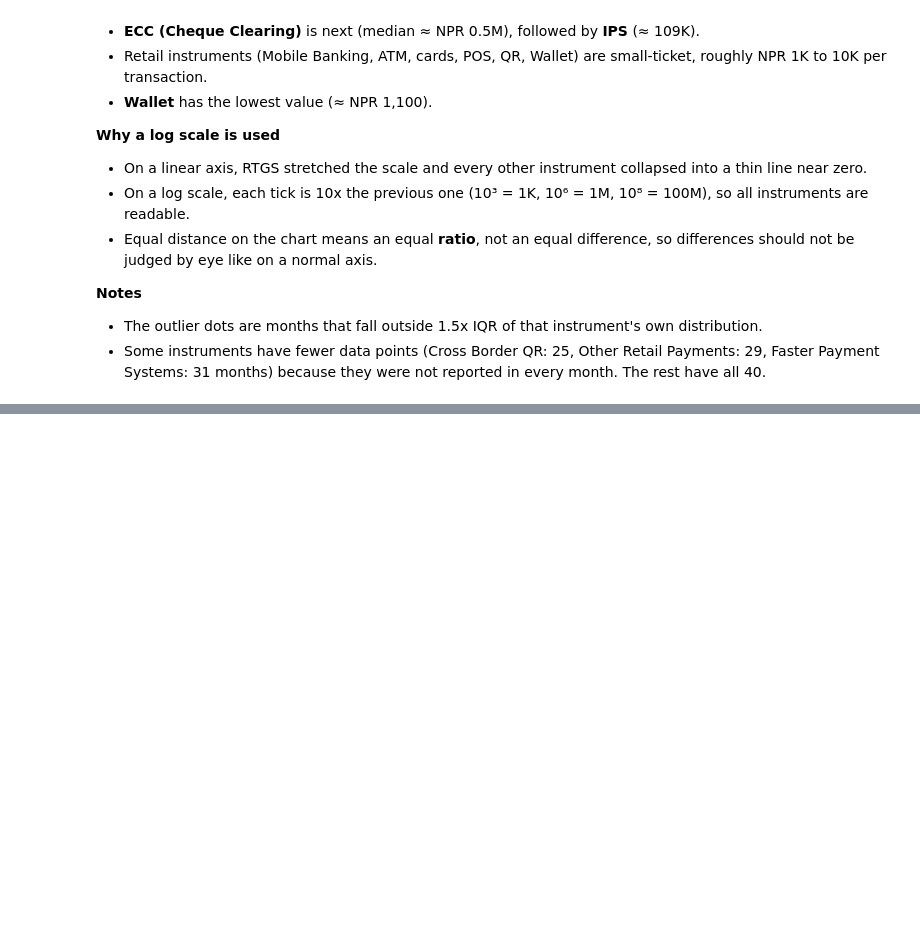
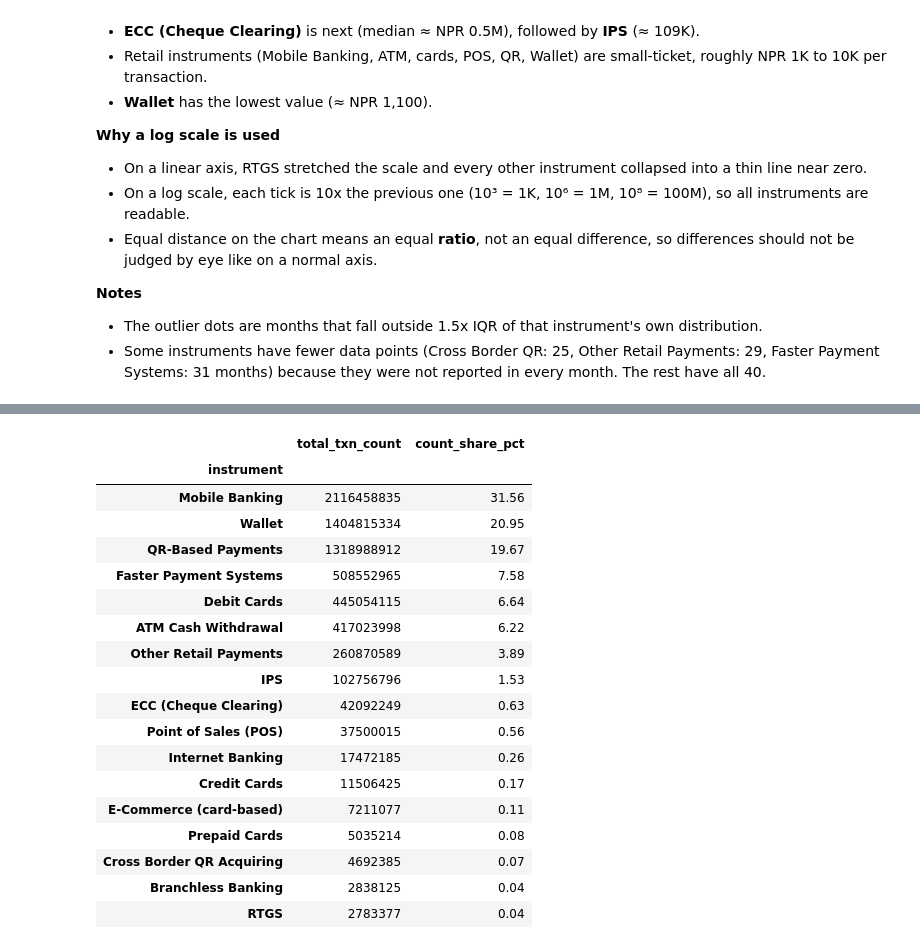
Before and after one commit to Srijan0113/Nepal_Online_Payment_System, a Jupyter notebook: Python/01_file_inspection_and_eda.ipynb, the cells around one changed output, grey strips where cells are left out. Drawn from its saved outputs; the diff is of its cells as text; code cells hidden in the pictures; blank space fills up the shorter version.

```diff
--- a/Python/01_file_inspection_and_eda.ipynb
+++ b/Python/01_file_inspection_and_eda.ipynb
@@ -473,0 +509,35 @@ display(instrument_summary.round(2))
+# %%
+# Transaction count contribution (%)
+instrument_summary["count_share_pct"] = (
+    instrument_summary["total_txn_count"]
+    / instrument_summary["total_txn_count"].sum()
+) * 100
+
+display(
+    instrument_summary[
+        ["total_txn_count", "count_share_pct"]
+    ].sort_values(
+        "count_share_pct",
+        ascending=False
+    ).round(2)
+)
+# %% [output]
+|  | total_txn_count | count_share_pct |
+| instrument |  |  |
+| Mobile Banking | 2116458835 | 31.56 |
+| Wallet | 1404815334 | 20.95 |
+| QR-Based Payments | 1318988912 | 19.67 |
+| Faster Payment Systems | 508552965 | 7.58 |
+| Debit Cards | 445054115 | 6.64 |
+| ATM Cash Withdrawal | 417023998 | 6.22 |
+| Other Retail Payments | 260870589 | 3.89 |
+| IPS | 102756796 | 1.53 |
+| ECC (Cheque Clearing) | 42092249 | 0.63 |
+| Point of Sales (POS) | 37500015 | 0.56 |
+| Internet Banking | 17472185 | 0.26 |
+| Credit Cards | 11506425 | 0.17 |
+| E-Commerce (card-based) | 7211077 | 0.11 |
+| Prepaid Cards | 5035214 | 0.08 |
+| Cross Border QR Acquiring | 4692385 | 0.07 |
+| Branchless Banking | 2838125 | 0.04 |
+| RTGS | 2783377 | 0.04 |
```
Also changed, not shown: parts of 1 cell of this notebook.
